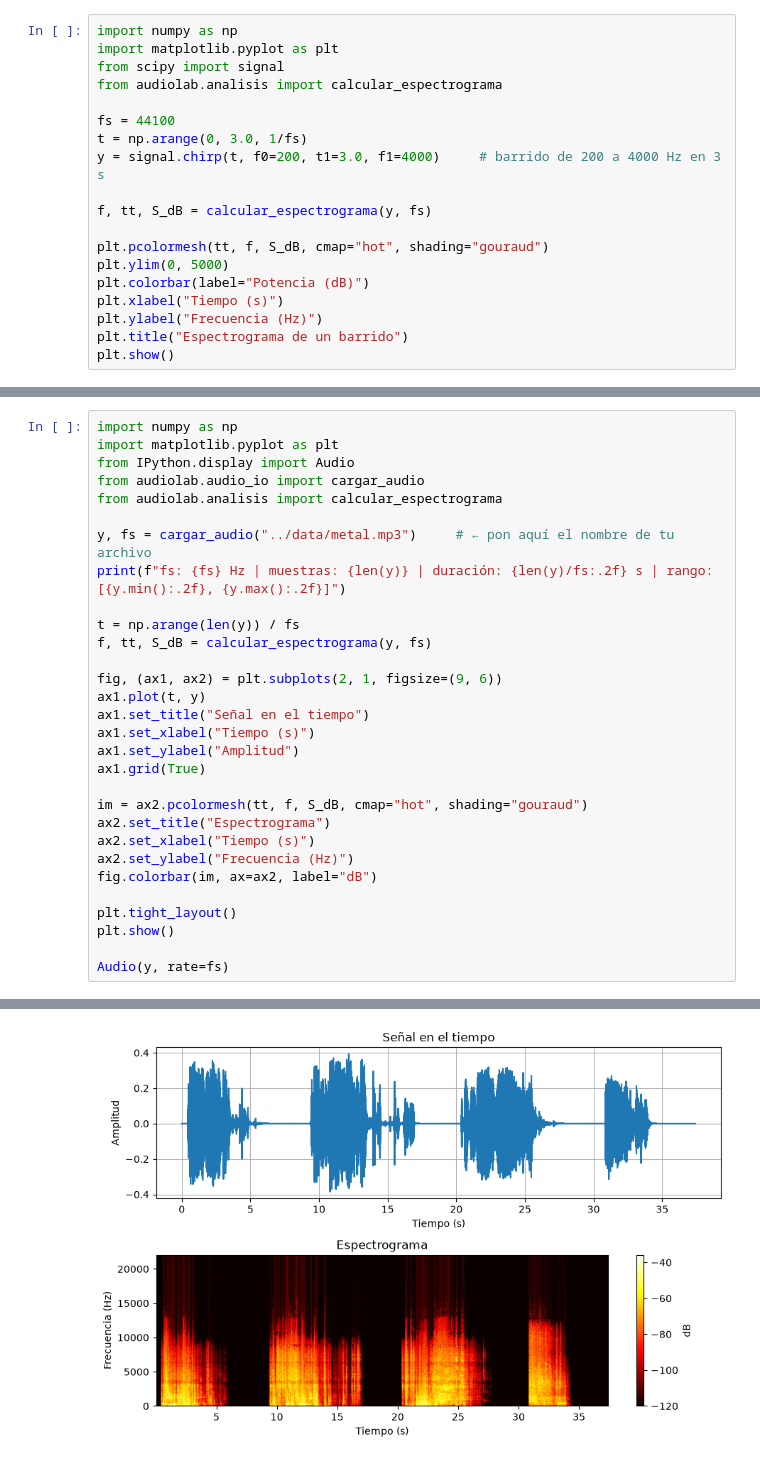
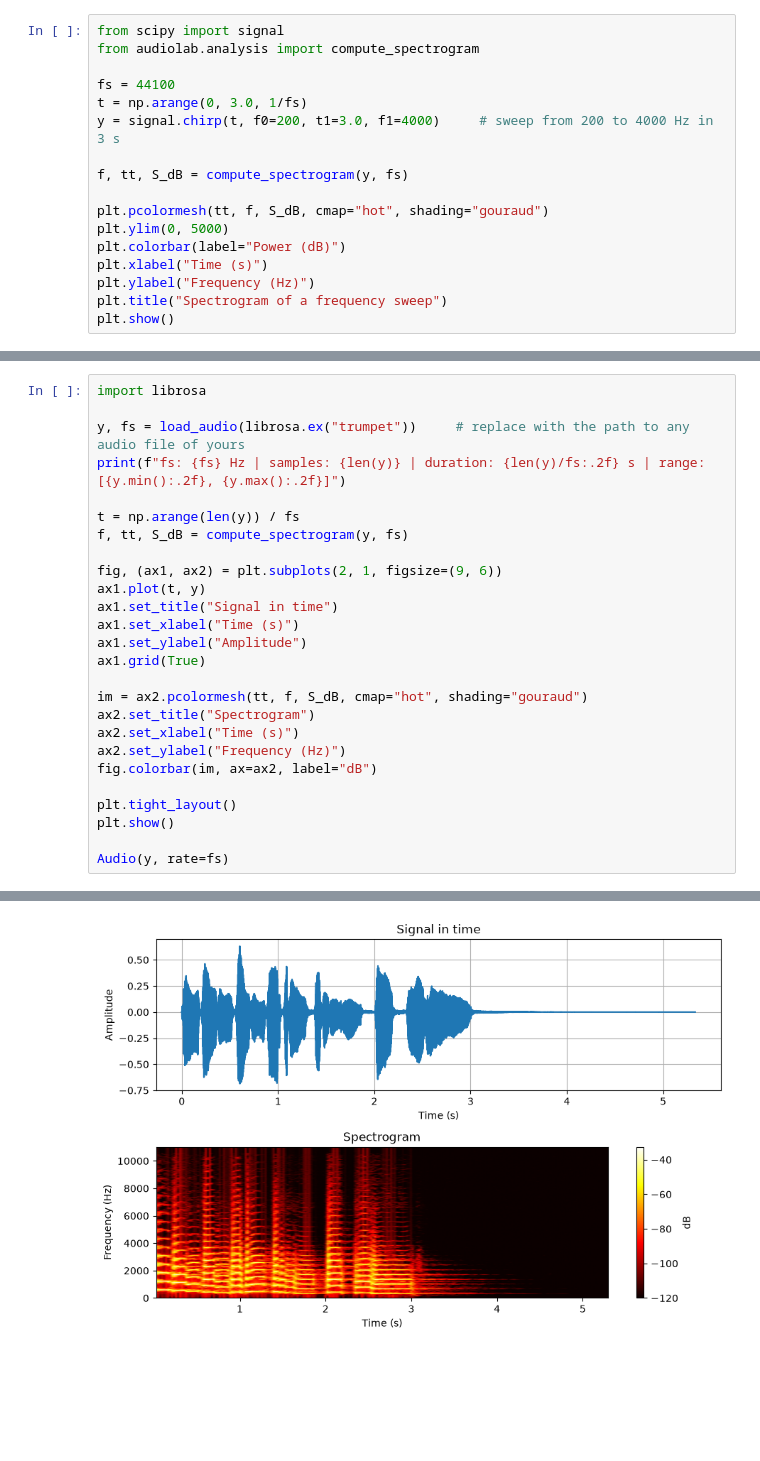
Before and after one commit to victor-merino-hub/audiolab, a Jupyter notebook: notebooks/01_fundamentals.ipynb, the cells around one changed output, grey strips where cells are left out. Drawn from its saved outputs; the diff is of its cells as text; blank space fills up the shorter version.

```diff
--- a/notebooks/01_fundamentals.ipynb
+++ b/notebooks/01_fundamentals.ipynb
@@ -101,20 +65,18 @@ Pico en: 440.0 Hz | valor: 0.3183099131066679
 # %%
-import numpy as np
-import matplotlib.pyplot as plt
 from scipy import signal
-from audiolab.analisis import calcular_espectrograma
+from audiolab.analysis import compute_spectrogram
 
 fs = 44100
 t = np.arange(0, 3.0, 1/fs)
-y = signal.chirp(t, f0=200, t1=3.0, f1=4000)     # barrido de 200 a 4000 Hz en 3 s
+y = signal.chirp(t, f0=200, t1=3.0, f1=4000)     # sweep from 200 to 4000 Hz in 3 s
 
-f, tt, S_dB = calcular_espectrograma(y, fs)
+f, tt, S_dB = compute_spectrogram(y, fs)
 
 plt.pcolormesh(tt, f, S_dB, cmap="hot", shading="gouraud")
 plt.ylim(0, 5000)
-plt.colorbar(label="Potencia (dB)")
-plt.xlabel("Tiempo (s)")
-plt.ylabel("Frecuencia (Hz)")
-plt.title("Espectrograma de un barrido")
+plt.colorbar(label="Power (dB)")
+plt.xlabel("Time (s)")
+plt.ylabel("Frequency (Hz)")
+plt.title("Spectrogram of a frequency sweep")
 plt.show()
 # %% [output]
@@ -151,27 +108,23 @@ display(Audio(y_b, rate=fs_b))   # time-stretch: mismo tono
 # %%
-import numpy as np
-import matplotlib.pyplot as plt
-from IPython.display import Audio
-from audiolab.audio_io import cargar_audio
-from audiolab.analisis import calcular_espectrograma
+import librosa
 
-y, fs = cargar_audio("../data/metal.mp3")     # ← pon aquí el nombre de tu archivo
-print(f"fs: {fs} Hz | muestras: {len(y)} | duración: {len(y)/fs:.2f} s | rango: [{y.min():.2f}, {y.max():.2f}]")
+y, fs = load_audio(librosa.ex("trumpet"))     # replace with the path to any audio file of yours
+print(f"fs: {fs} Hz | samples: {len(y)} | duration: {len(y)/fs:.2f} s | range: [{y.min():.2f}, {y.max():.2f}]")
 
 t = np.arange(len(y)) / fs
-f, tt, S_dB = calcular_espectrograma(y, fs)
+f, tt, S_dB = compute_spectrogram(y, fs)
 
 fig, (ax1, ax2) = plt.subplots(2, 1, figsize=(9, 6))
 ax1.plot(t, y)
-ax1.set_title("Señal en el tiempo")
-ax1.set_xlabel("Tiempo (s)")
-ax1.set_ylabel("Amplitud")
+ax1.set_title("Signal in time")
+ax1.set_xlabel("Time (s)")
+ax1.set_ylabel("Amplitude")
 ax1.grid(True)
 
 im = ax2.pcolormesh(tt, f, S_dB, cmap="hot", shading="gouraud")
-ax2.set_title("Espectrograma")
-ax2.set_xlabel("Tiempo (s)")
-ax2.set_ylabel("Frecuencia (Hz)")
+ax2.set_title("Spectrogram")
+ax2.set_xlabel("Time (s)")
+ax2.set_ylabel("Frequency (Hz)")
 fig.colorbar(im, ax=ax2, label="dB")
 
 plt.tight_layout()
@@ -183,2 +137,2 @@ fs: 44100 Hz | muestras: 1649664 | duración: 37.41 s | rango: [-0.38, 0.39]
-[figure, old version]
+[figure, new version]
 # %%
```
Also changed, not shown: parts of 17 cells of this notebook, 22 other files.
